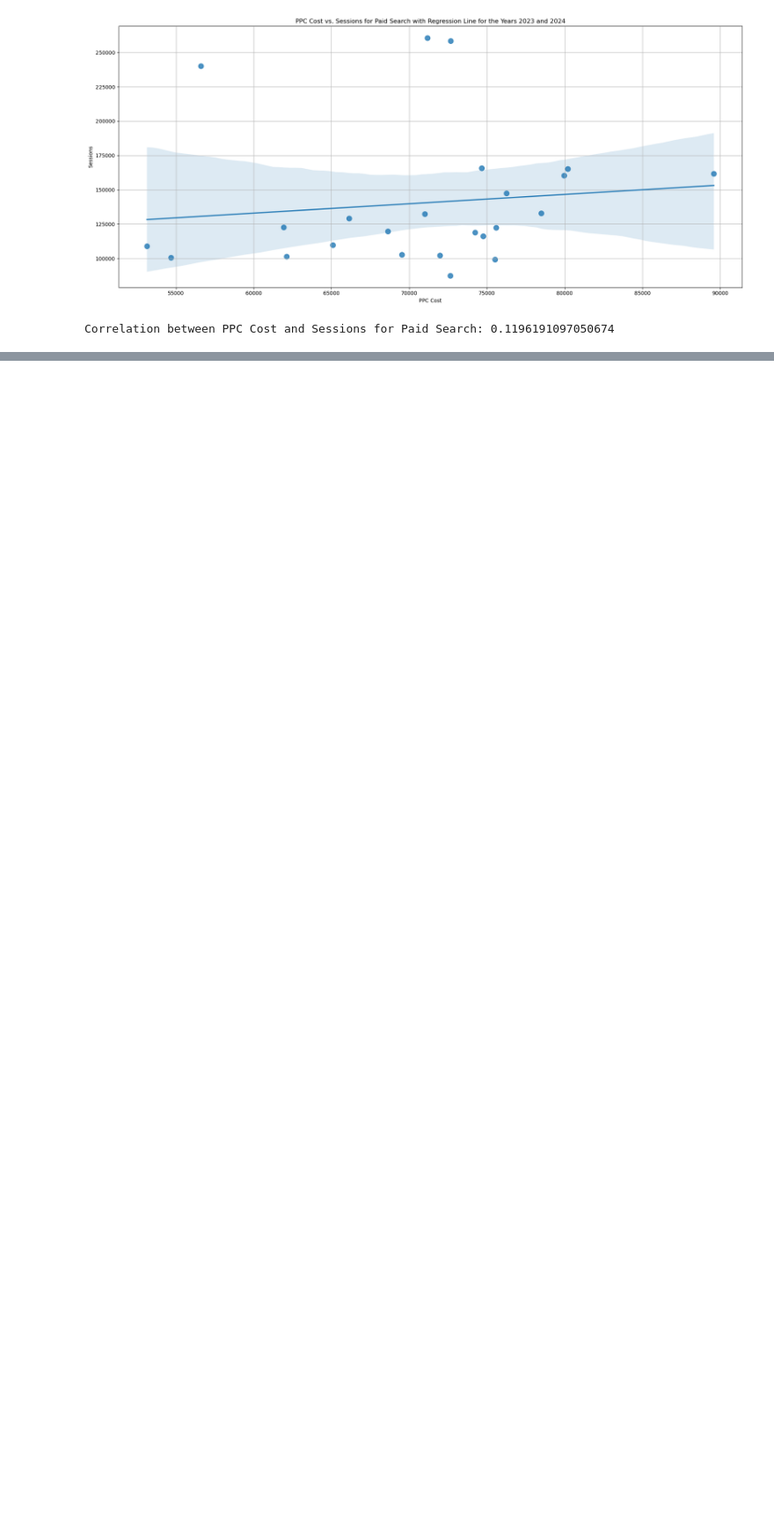
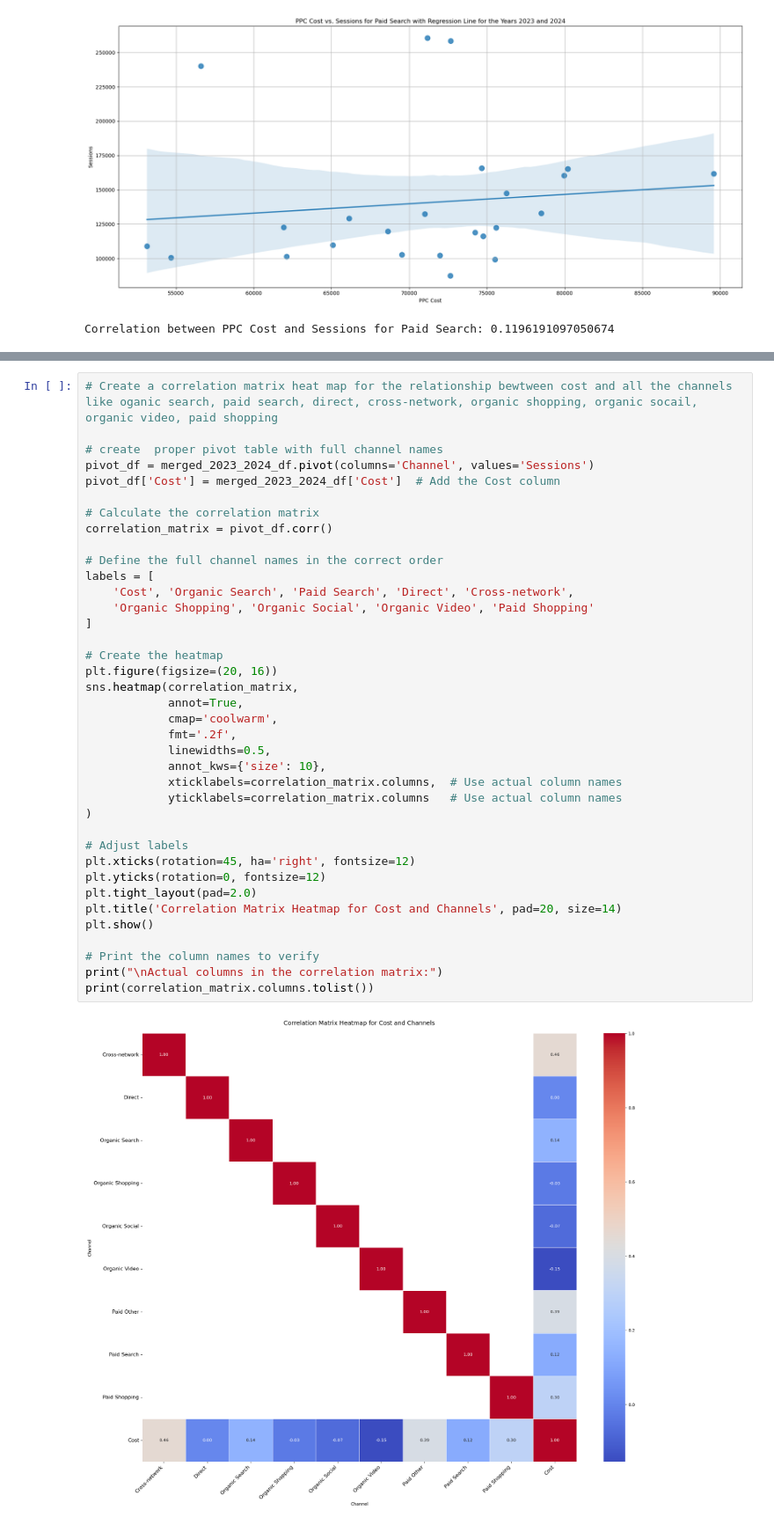
Before and after one commit to AdebolaShelby/ad-impact-analysis, a Jupyter notebook: ad-impact-correlation-analysis.ipynb, the cells around one changed output, grey strips where cells are left out. Shown at 88% size. Saved outputs shown, nothing was run; the diff lists cells and outputs as text; blank space fills up the shorter version.

```diff
--- a/ad-impact-correlation-analysis.ipynb
+++ b/ad-impact-correlation-analysis.ipynb
@@ -973,0 +930,40 @@ Pivoted DataFrame:
+# %%
+# Create a correlation matrix heat map for the relationship bewtween cost and all the channels like oganic search, paid search, direct, cross-network, organic shopping, organic socail, organic video, paid shopping
+
+# create  proper pivot table with full channel names
+pivot_df = merged_2023_2024_df.pivot(columns='Channel', values='Sessions')
+pivot_df['Cost'] = merged_2023_2024_df['Cost']  # Add the Cost column
+
+# Calculate the correlation matrix
+correlation_matrix = pivot_df.corr()
+
+# Define the full channel names in the correct order
+labels = [
+    'Cost', 'Organic Search', 'Paid Search', 'Direct', 'Cross-network',
+    'Organic Shopping', 'Organic Social', 'Organic Video', 'Paid Shopping'
+]
+
+# Create the heatmap
+plt.figure(figsize=(20, 16))
+sns.heatmap(correlation_matrix,
+            annot=True,
+            cmap='coolwarm',
+            fmt='.2f',
+            linewidths=0.5,
+            annot_kws={'size': 10},
+            xticklabels=correlation_matrix.columns,  # Use actual column names
+            yticklabels=correlation_matrix.columns   # Use actual column names
+)
+
+# Adjust labels
+plt.xticks(rotation=45, ha='right', fontsize=12)
+plt.yticks(rotation=0, fontsize=12)
+plt.tight_layout(pad=2.0)
+plt.title('Correlation Matrix Heatmap for Cost and Channels', pad=20, size=14)
+plt.show()
+
+# Print the column names to verify
+print("\nActual columns in the correlation matrix:")
+print(correlation_matrix.columns.tolist())
+# %% [output]
+[figure, added]
```
Also changed, not shown: parts of 5 cells of this notebook, 1 other file.
